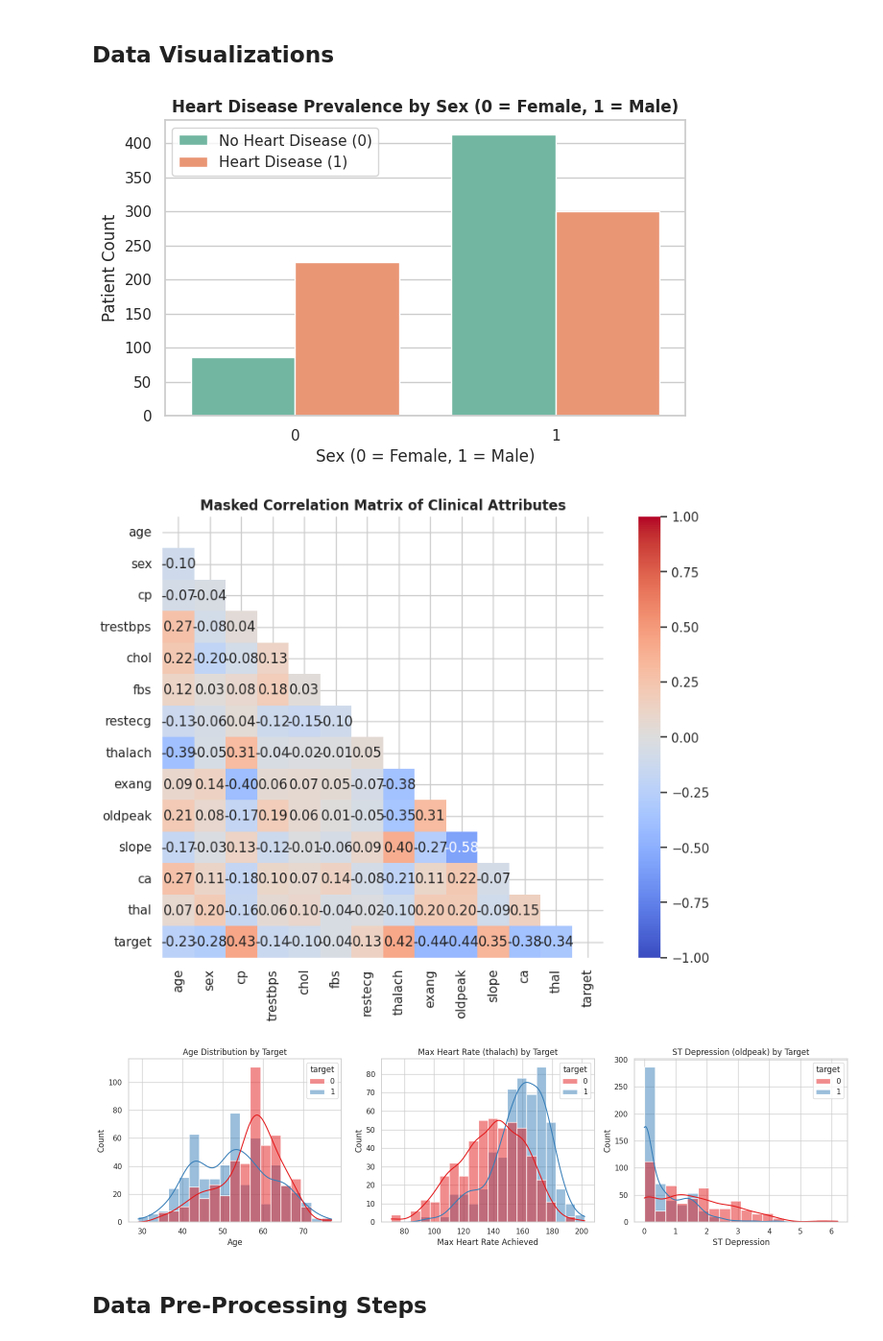
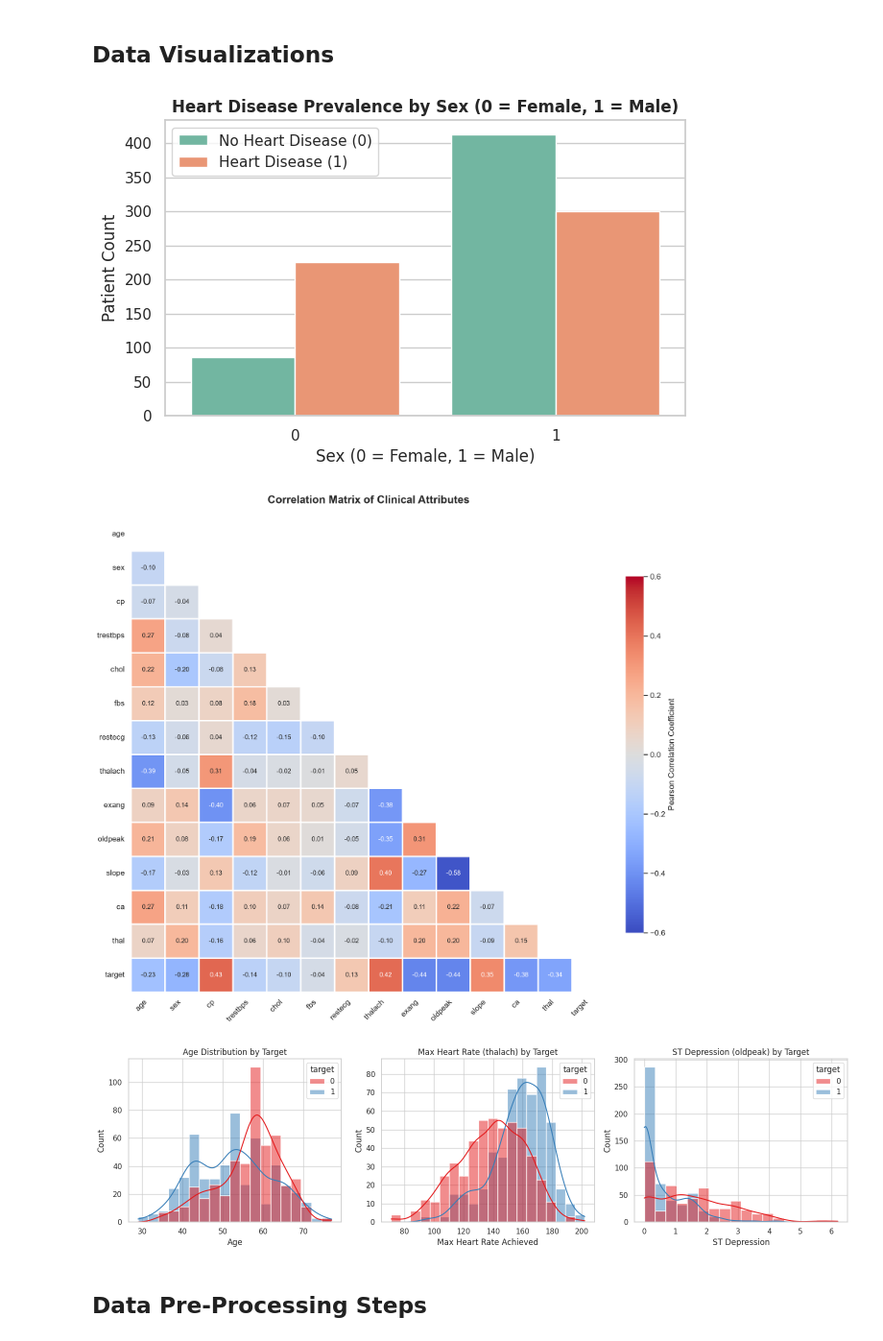
Before and after one commit to Chakrios8/Heart_Disease_Prediction, a Jupyter notebook: Heart_Disease_Prediction.ipynb, the cells around one changed output. Shown at 96% size. Drawn from its saved outputs; the diff is of its cells as text; code cells hidden in the pictures.

```diff
--- a/Heart_Disease_Prediction.ipynb
+++ b/Heart_Disease_Prediction.ipynb
@@ -108,38 +108,57 @@ df.describe()
 plt.figure(figsize=(7, 4))
 sns.countplot(x='sex', hue='target', data=df, palette='Set2')
 plt.title('Heart Disease Prevalence by Sex (0 = Female, 1 = Male)', fontsize=12, fontweight='bold')
 plt.xlabel('Sex (0 = Female, 1 = Male)')
 plt.ylabel('Patient Count')
 plt.legend(['No Heart Disease (0)', 'Heart Disease (1)'])
+plt.tight_layout()
 plt.show()
 
-# 2. Correlation Matrix Heatmap
-plt.figure(figsize=(11, 7))
+# 2. Correlation Matrix Heatmap (Spacious & Formatted)
+plt.figure(figsize=(14, 11), dpi=120)
 corr = df.corr()
 mask = np.triu(np.ones_like(corr, dtype=bool))
-sns.heatmap(corr, mask=mask, annot=True, fmt='.2f', cmap='coolwarm', vmin=-1, vmax=1, square=True)
-plt.title('Masked Correlation Matrix of Clinical Attributes', fontsize=12, fontweight='bold')
+
+sns.heatmap(
+    corr,
+    mask=mask,
+    annot=True,
+    fmt='.2f',
+    cmap='coolwarm',
+    vmin=-0.6,
+    vmax=0.6,
+    center=0,
+    square=True,
+    linewidths=1.5,
+    linecolor='white',
+    cbar_kws={'shrink': 0.75, 'label': 'Pearson Correlation Coefficient', 'pad': 0.03},
+    annot_kws={'size': 9.5}
+)
+plt.title('Correlation Matrix of Clinical Attributes', fontsize=16, fontweight='bold', pad=20)
+plt.xticks(rotation=45, ha='right', fontsize=11)
+plt.yticks(rotation=0, fontsize=11)
+plt.tight_layout()
 plt.show()
 
 # 3. Distribution Analysis of Key Clinical Variables
 fig, axes = plt.subplots(1, 3, figsize=(16, 4.5))
 sns.histplot(data=df, x='age', hue='target', kde=True, ax=axes[0], palette='Set1')
 axes[0].set_title('Age Distribution by Target')
 axes[0].set_xlabel('Age')
 
 sns.histplot(data=df, x='thalach', hue='target', kde=True, ax=axes[1], palette='Set1')
 axes[1].set_title('Max Heart Rate (thalach) by Target')
 axes[1].set_xlabel('Max Heart Rate Achieved')
 
 sns.histplot(data=df, x='oldpeak', hue='target', kde=True, ax=axes[2], palette='Set1')
 axes[2].set_title('ST Depression (oldpeak) by Target')
 axes[2].set_xlabel('ST Depression')
 
 plt.tight_layout()
 plt.show()
 # %% [output]
 [figure]
-[figure, old version]
+[figure, new version]
 [figure]
 # %% [markdown]
 ## Data Pre-Processing Steps
```
